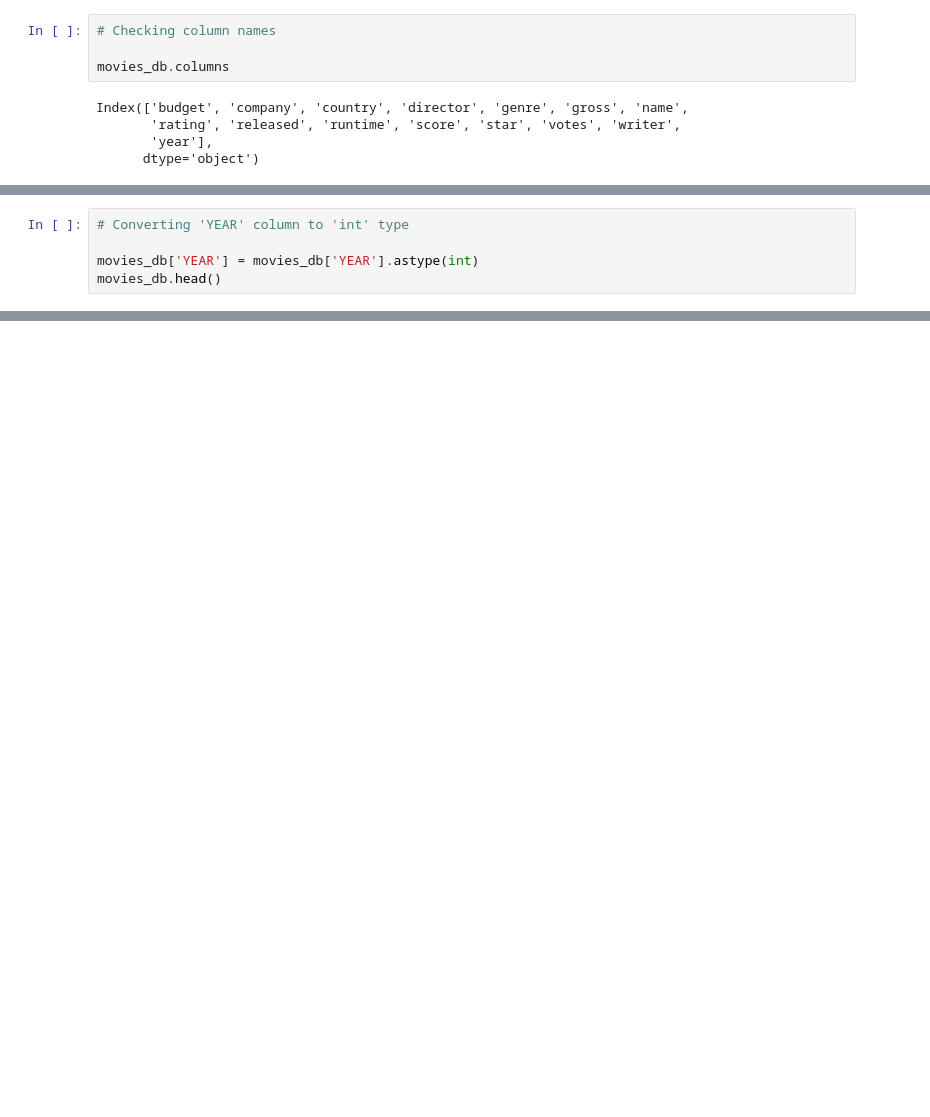
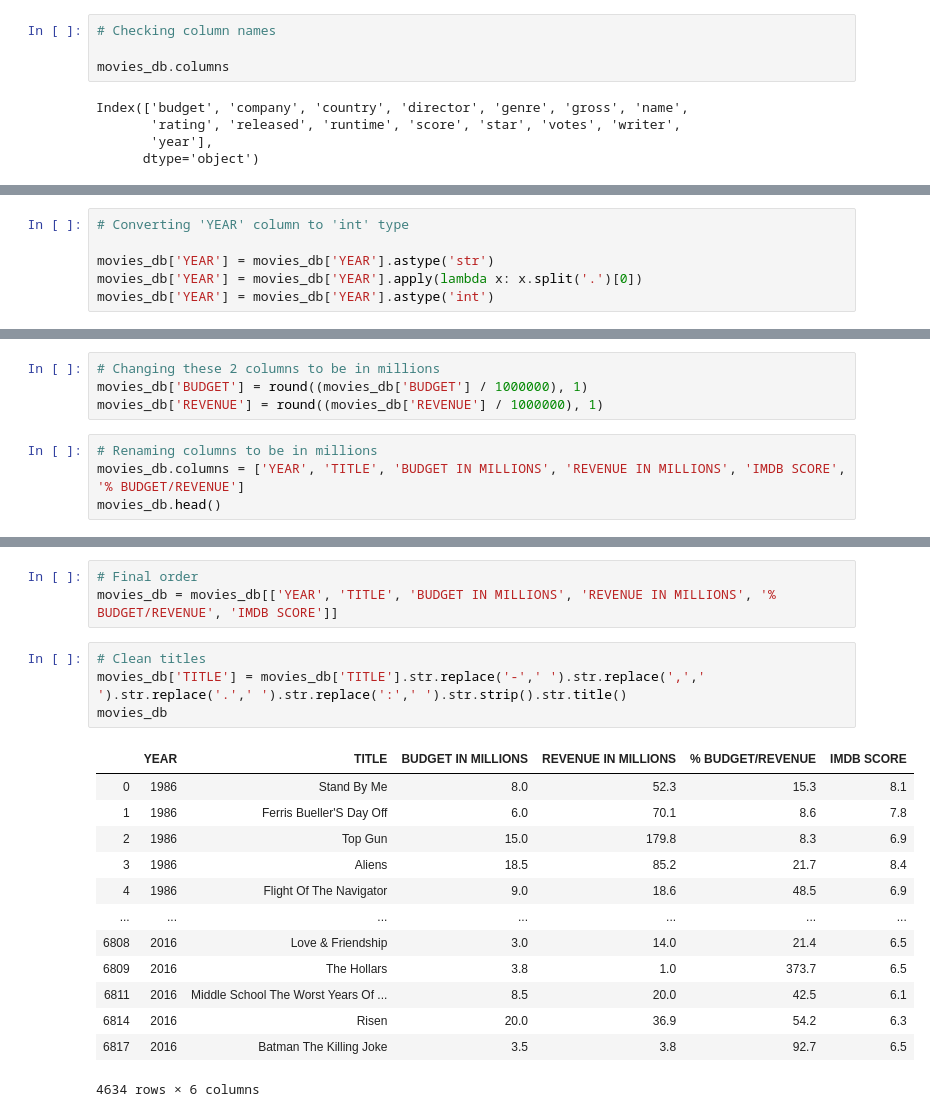
Before and after one commit to ta-data-lis/Project-Week-3-Data-Thieves, a Jupyter notebook: your-project/Movies Database Cleaning.ipynb, the cells around one changed output, grey strips where cells are left out. Drawn from its saved outputs; the diff is of its cells as text; blank space fills up the shorter version.

Commit message:
A little cleaner

```diff
--- a/your-project/Movies Database Cleaning.ipynb
+++ b/your-project/Movies Database Cleaning.ipynb
@@ -73,5 +103,6 @@ movies_db['% BUDGET/REVENUE'] = round((movies_db['BUDGET'] / movies_db['REVENUE'
 # %%
 # Converting 'YEAR' column to 'int' type
 
-movies_db['YEAR'] = movies_db['YEAR'].astype(int)
-movies_db.head()
+movies_db['YEAR'] = movies_db['YEAR'].astype('str')
+movies_db['YEAR'] = movies_db['YEAR'].apply(lambda x: x.split('.')[0])
+movies_db['YEAR'] = movies_db['YEAR'].astype('int')
@@ -84,0 +109,8 @@ movies_db.head()
+# %%
+# Changing these 2 columns to be in millions
+movies_db['BUDGET'] = round((movies_db['BUDGET'] / 1000000), 1)
+movies_db['REVENUE'] = round((movies_db['REVENUE'] / 1000000), 1)
+# %%
+# Renaming columns to be in millions
+movies_db.columns = ['YEAR', 'TITLE', 'BUDGET IN MILLIONS', 'REVENUE IN MILLIONS', 'IMDB SCORE', '% BUDGET/REVENUE']
+movies_db.head()
@@ -84,0 +124,21 @@ movies_db.head()
+# %%
+# Final order
+movies_db = movies_db[['YEAR', 'TITLE', 'BUDGET IN MILLIONS', 'REVENUE IN MILLIONS', '% BUDGET/REVENUE', 'IMDB SCORE']]
+# %%
+# Clean titles
+movies_db['TITLE'] = movies_db['TITLE'].str.replace('-',' ').str.replace(',',' ').str.replace('.',' ').str.replace(':',' ').str.strip().str.title()
+movies_db
+# %% [output]
+|  | YEAR | TITLE | BUDGET IN MILLIONS | REVENUE IN MILLIONS | % BUDGET/REVENUE | IMDB SCORE |
+| 0 | 1986 | Stand By Me | 8.0 | 52.3 | 15.3 | 8.1 |
+| 1 | 1986 | Ferris Bueller'S Day Off | 6.0 | 70.1 | 8.6 | 7.8 |
+| 2 | 1986 | Top Gun | 15.0 | 179.8 | 8.3 | 6.9 |
+| 3 | 1986 | Aliens | 18.5 | 85.2 | 21.7 | 8.4 |
+| 4 | 1986 | Flight Of The Navigator | 9.0 | 18.6 | 48.5 | 6.9 |
+| ... | ... | ... | ... | ... | ... | ... |
+| 6808 | 2016 | Love & Friendship | 3.0 | 14.0 | 21.4 | 6.5 |
+| 6809 | 2016 | The Hollars | 3.8 | 1.0 | 373.7 | 6.5 |
+| 6811 | 2016 | Middle School The Worst Years Of ... | 8.5 | 20.0 | 42.5 | 6.1 |
+| 6814 | 2016 | Risen | 20.0 | 36.9 | 54.2 | 6.3 |
+| 6817 | 2016 | Batman The Killing Joke | 3.5 | 3.8 | 92.7 | 6.5 |
+4634 rows × 6 columns
```
Also changed, not shown: parts of 15 cells of this notebook, 2 other files.
